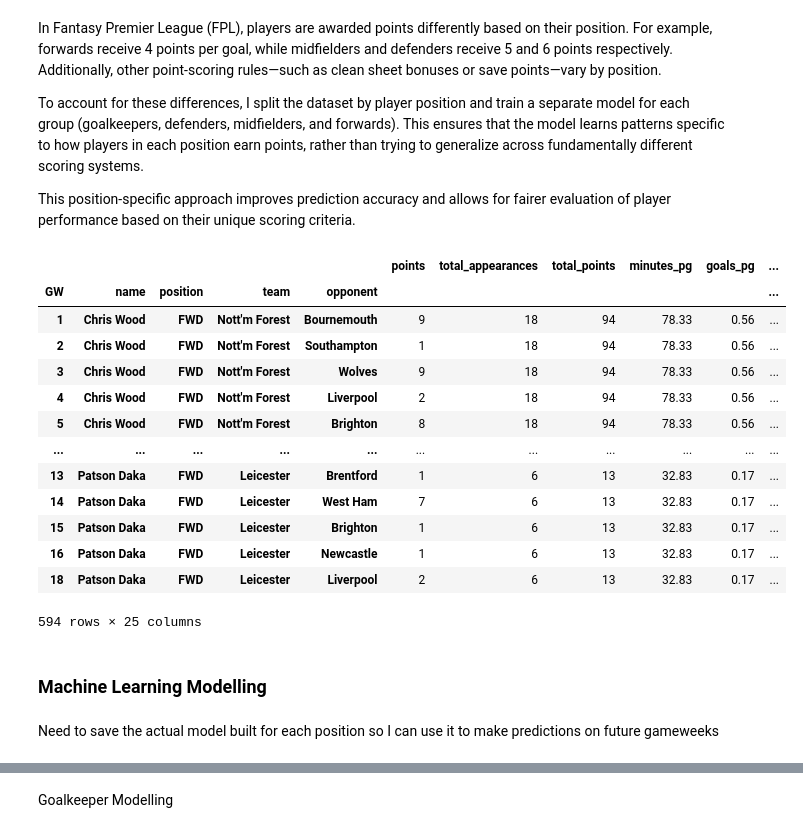
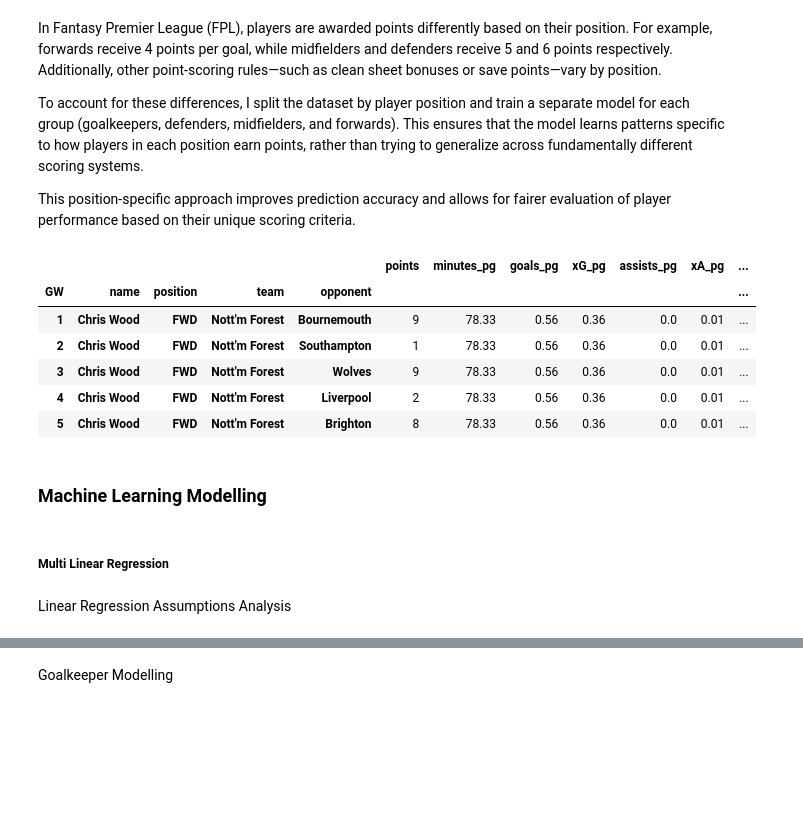
Before and after one commit to mattfurey1/fpl_points_predictor, a Jupyter notebook: project.ipynb, the cells around one changed output, grey strips where cells are left out. Cells and saved outputs as stored; diff of their text form; code cells hidden in the pictures; blank space fills up the shorter version.

Commit message:
adding lr assumptions etc.

```diff
--- a/project.ipynb
+++ b/project.ipynb
@@ -763,18 +863,18 @@ player_stats_test = pd.merge(model_testing_df, pg_player_stats, how='inner', on=
 # %%
 # need to use per game stats for teams because not all teams have played equal number of games
-pg_team_stats = team_total_stats[['team', 'goals_pg', 'xG_pg', 'GC_pg', 'xGC_pg', 'CS_pg', 'games_won_pg']].copy()
+pg_team_stats_train = team_total_stats_train[['team', 'goals_pg', 'xG_pg', 'GC_pg', 'xGC_pg', 'CS_pg', 'games_won_pg']].copy()
 # %%
 # merge the player statistics with the team statistics to create a new dataframe with all the relevant statistics for each player and team
-player_team_train = pd.merge(player_stats_train, pg_team_stats, how='left', left_on='team', right_on='team', suffixes=(None, '_team'))
+player_team_train = pd.merge(player_stats_train, pg_team_stats_train, how='left', left_on='team', right_on='team', suffixes=(None, '_team'))
 
 # repeat for testing_df
-player_team_test = pd.merge(player_stats_test, pg_team_stats, how='left', left_on='team', right_on='team', suffixes=(None, '_team'))
+player_team_test = pd.merge(player_stats_test, pg_team_stats_train, how='left', left_on='team', right_on='team', suffixes=(None, '_team'))
 # %%
 # join the pg_team_stats dataframe on opponent to get the opponent stats for each fixture
-player_team_opp_train = pd.merge(player_team_train, pg_team_stats, how='left', left_on='opponent', right_on='team', suffixes=(None, '_opponent'))
+player_team_opp_train = pd.merge(player_team_train, pg_team_stats_train, how='left', left_on='opponent', right_on='team', suffixes=(None, '_opponent'))
 
 # repeat for testing_df
-player_team_opp_test = pd.merge(player_team_test, pg_team_stats, how='left', left_on='opponent', right_on='team', suffixes=(None, '_opponent'))
+player_team_opp_test = pd.merge(player_team_test, pg_team_stats_train, how='left', left_on='opponent', right_on='team', suffixes=(None, '_opponent'))
 # %%
 # remove unnecessary column team_opponent that resulted from the merge
 player_team_opp_train = player_team_opp_train.drop(columns=["team_opponent"])
@@ -825,7 +925,7 @@ def get_position_df(df, position):
     # get the per game stats for players, stats dependent on position
     if position == "FWD":
         # drop columns which do not contribute to FWD points
-        df = df.drop(columns=["GC_pg", "xGC_pg", "clean_sheets_pg", "saves_pg", "penalties_saved_pg"])
+        df = df.drop(columns=["GC_pg", "xGC_pg", "CS_pg", "saves_pg", "penalties_saved_pg"])
     elif position != "GK":
         # drop columns which do not contribute to DEF or MID points
         df = df.drop(columns=["saves_pg", "penalties_saved_pg"])
@@ -837,34 +937,29 @@ def get_position_df(df, position):
 # %%
 df_gk_train = get_position_df(final_train_df, "GK")
 df_gk_test = get_position_df(final_test_df, "GK")
 
 
 df_def_train = get_position_df(final_train_df, "DEF")
 df_def_test = get_position_df(final_test_df, "DEF")
 
 df_mid_train = get_position_df(final_train_df, "MID")
 df_mid_test = get_position_df(final_test_df, "MID")
 
 df_fwd_train = get_position_df(final_train_df, "FWD")
 df_fwd_test = get_position_df(final_test_df, "FWD")
 
-df_fwd_train
+df_fwd_train.head(5)
 # %% [output]
-|  |  |  |  |  | points | total_appearances | total_points | minutes_pg | goals_pg | ... |
-| GW | name | position | team | opponent |  |  |  |  |  | ... |
-| 1 | Chris Wood | FWD | Nott'm Forest | Bournemouth | 9 | 18 | 94 | 78.33 | 0.56 | ... |
-| 2 | Chris Wood | FWD | Nott'm Forest | Southampton | 1 | 18 | 94 | 78.33 | 0.56 | ... |
-| 3 | Chris Wood | FWD | Nott'm Forest | Wolves | 9 | 18 | 94 | 78.33 | 0.56 | ... |
-| 4 | Chris Wood | FWD | Nott'm Forest | Liverpool | 2 | 18 | 94 | 78.33 | 0.56 | ... |
-| 5 | Chris Wood | FWD | Nott'm Forest | Brighton | 8 | 18 | 94 | 78.33 | 0.56 | ... |
-| ... | ... | ... | ... | ... | ... | ... | ... | ... | ... | ... |
-| 13 | Patson Daka | FWD | Leicester | Brentford | 1 | 6 | 13 | 32.83 | 0.17 | ... |
-| 14 | Patson Daka | FWD | Leicester | West Ham | 7 | 6 | 13 | 32.83 | 0.17 | ... |
-| 15 | Patson Daka | FWD | Leicester | Brighton | 1 | 6 | 13 | 32.83 | 0.17 | ... |
-| 16 | Patson Daka | FWD | Leicester | Newcastle | 1 | 6 | 13 | 32.83 | 0.17 | ... |
-| 18 | Patson Daka | FWD | Leicester | Liverpool | 2 | 6 | 13 | 32.83 | 0.17 | ... |
+|  |  |  |  |  | points | minutes_pg | goals_pg | xG_pg | assists_pg | xA_pg | ... |
+| GW | name | position | team | opponent |  |  |  |  |  |  | ... |
+| 1 | Chris Wood | FWD | Nott'm Forest | Bournemouth | 9 | 78.33 | 0.56 | 0.36 | 0.0 | 0.01 | ... |
+| 2 | Chris Wood | FWD | Nott'm Forest | Southampton | 1 | 78.33 | 0.56 | 0.36 | 0.0 | 0.01 | ... |
+| 3 | Chris Wood | FWD | Nott'm Forest | Wolves | 9 | 78.33 | 0.56 | 0.36 | 0.0 | 0.01 | ... |
+| 4 | Chris Wood | FWD | Nott'm Forest | Liverpool | 2 | 78.33 | 0.56 | 0.36 | 0.0 | 0.01 | ... |
+| 5 | Chris Wood | FWD | Nott'm Forest | Brighton | 8 | 78.33 | 0.56 | 0.36 | 0.0 | 0.01 | ... |
-594 rows × 25 columns
 # %% [markdown]
 ### Machine Learning Modelling
-# %% [markdown]
-Need to save the actual model built for each position so I can use it to make predictions on future gameweeks
+# %% [markdown]
+##### Multi Linear Regression
+# %% [markdown]
+Linear Regression Assumptions Analysis
```
Also changed, not shown: parts of 50 cells of this notebook.
